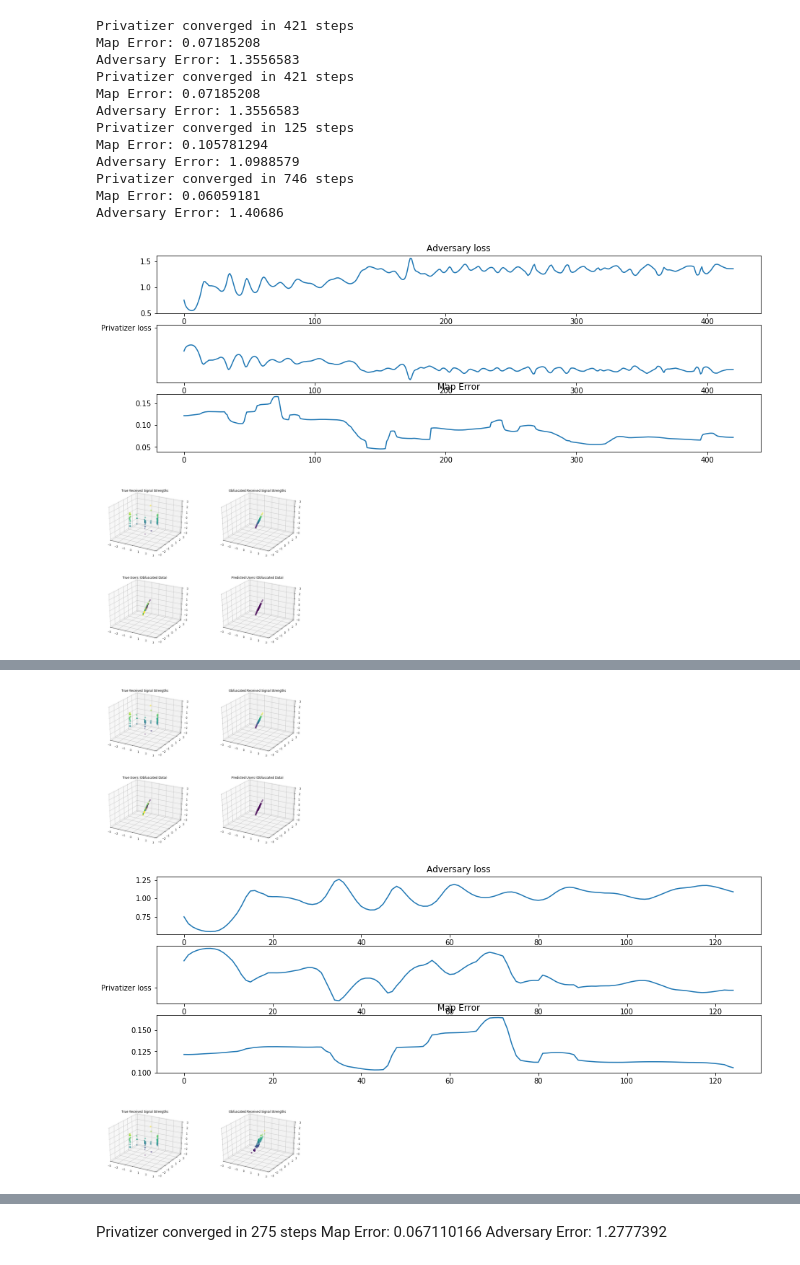
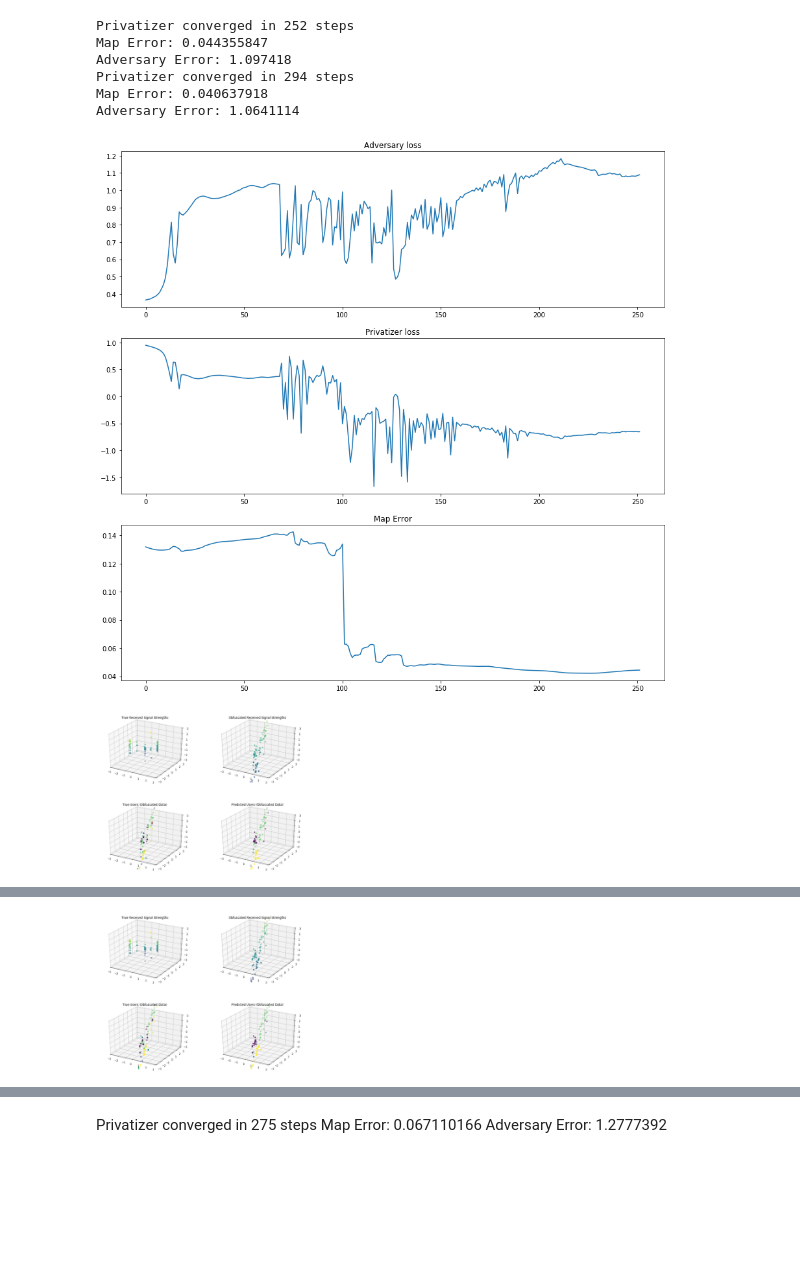
Before and after one commit to lillyclark/privacy-utility, a Jupyter notebook: PLOT automation.ipynb, the cells around one changed output, grey strips where cells are left out. Saved outputs shown, nothing was run; the diff lists cells and outputs as text; code cells hidden in the pictures; blank space fills up the shorter version.

```diff
--- a/PLOT automation.ipynb
+++ b/PLOT automation.ipynb
@@ -91,7 +91,7 @@ def run_GAP_automation(show=False):
         ax1.set_ylim(-3, 3)
         ax1.set_zlim(-3, 3)
 
-    PENALTY = [0.0, 1.0, 10.0, 100.0]
+    PENALTY = [10.0, 100.0]
     I = 1
     all_data = np.empty((I*len(PENALTY),3))
 
@@ -107,7 +107,7 @@ def run_GAP_automation(show=False):
             x, trueusers = sampleChania(Chania, npoints)
 
 #             p_init = keras.initializers.RandomNormal(mean=0, stddev=0.6, seed=0)
-            p_init = keras.initializers.RandomUniform(minval=-1.1, maxval=1.1, seed=0)
+            p_init = keras.initializers.RandomUniform(minval=-1.25, maxval=1.25, seed=0)
             p1 = keras.layers.Dense(4, kernel_initializer=p_init)
             p2 = keras.layers.Dense(4, kernel_initializer=p_init)
             p3 = keras.layers.Dense(4, kernel_initializer=p_init)
@@ -192,7 +192,7 @@ def run_GAP_automation(show=False):
 
                 delta1 = privatizer_loss.eval(session=sess)
                 m2plot = train(m2_train, m2_loss, 10000, sess)
-                aplot = train(a_train, adversary_loss, 100, sess, False)
+                aplot = train(a_train, adversary_loss, 2000, sess, False)
                 macro_ad_loss.append(aplot[-1])
                 pplot = train(p_train, privatizer_loss, 1, sess)
                 macro_p_loss.extend(pplot)
@@ -203,45 +203,39 @@ def run_GAP_automation(show=False):
 
             if abs(delta1-delta2) < 0.0001:
                 print("Privatizer converged in", count_iter, "steps")
 
             else:
                 print("privatizer did not converge")
 
             index = int(I*P+i)
 
             print("Map Error:", map_error.eval(session=sess))
             print("Adversary Error:", adversary_loss.eval(session=sess))
 
             all_data[index] = [PENALTY[P], map_error.eval(session=sess), adversary_loss.eval(session=sess)]
             tf.keras.backend.clear_session()
 
             if show:
                 fig, ax = plt.subplots(3,1, figsize=(15,15))
                 fig.subplots_adjust(hspace=0.2)
                 ax[0].plot(macro_ad_loss)
                 ax[0].set_title("Adversary loss")
                 ax[1].plot(macro_p_loss)
                 ax[1].set_title("Privatizer loss")
                 ax[2].plot(macro_map_error)
                 ax[2].set_title("Map Error")
                 vis()
 
     return random_ad, all_data
 
 GAP_random_ad, gap_data = run_GAP_automation(show=True)
 # %% [output]
-Privatizer converged in 421 steps
-Map Error: 0.07185208
-Adversary Error: 1.3556583
-Privatizer converged in 421 steps
-Map Error: 0.07185208
-Adversary Error: 1.3556583
-Privatizer converged in 125 steps
-Map Error: 0.105781294
-Adversary Error: 1.0988579
-Privatizer converged in 746 steps
-Map Error: 0.06059181
-Adversary Error: 1.40686
+Privatizer converged in 252 steps
+Map Error: 0.044355847
+Adversary Error: 1.097418
+Privatizer converged in 294 steps
+Map Error: 0.040637918
+Adversary Error: 1.0641114
-[figure, old version]
+[figure, new version]
-[figure, old version]
+[figure, new version]
-[figure, old version]
+[figure, new version]
@@ -249,4 +243,2 @@ Adversary Error: 1.40686
-[figure, old version]
+[figure, new version]
-[figure, old version]
+[figure, new version]
-[figure, removed]
-[figure, removed]
```
Also changed, not shown: parts of 1 cell of this notebook.
